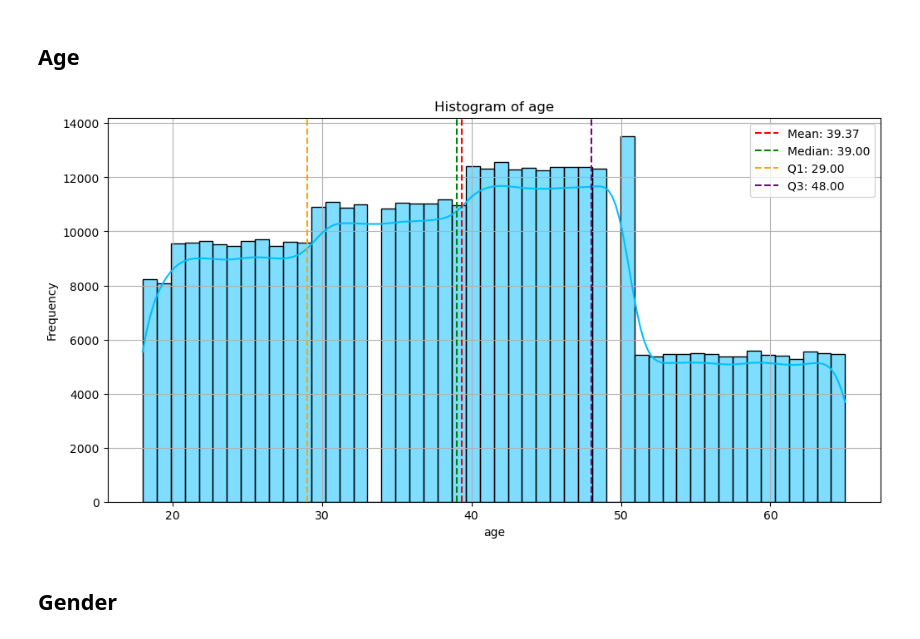
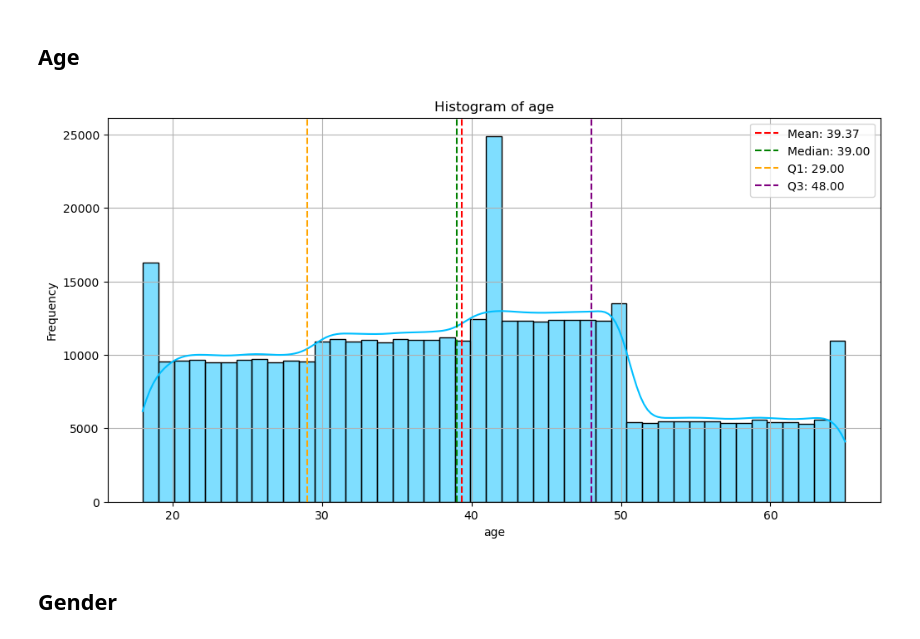
Before and after one commit to FTDS-assignment-bay/p2-final-project-ftds-033-rmt-group-002, a Jupyter notebook: model_predict.ipynb, the cells around one changed output. Cells and saved outputs as stored; diff of their text form; code cells hidden in the pictures.

```diff
--- a/model_predict.ipynb
+++ b/model_predict.ipynb
@@ -70,3 +63,0 @@ df[df.isnull().any(axis=1)]
-# %%
-# drop missing
-df = df.dropna()
@@ -112,11 +63,0 @@ memory usage: 43.7+ MB
-# %%
-df["customerid"] = df["customerid"].astype(int)
-df["age"] = df["age"].astype(int)
-df["tenure"] = df["tenure"].astype(int)
-df["usage_frequency"] = df["usage_frequency"].astype(int)
-df["support_calls"] = df["support_calls"].astype(int)
-df["payment_delay"] = df["payment_delay"].astype(int)
-df["last_interaction"] = df["last_interaction"].astype(int)
-df["churn"] = df["churn"].astype(str)
-
-df.info()
@@ -186,31 +90,31 @@ memory usage: 43.7+ MB
 # %%
 # statistic
 mean_age = df["age"].mean()
 median_age = df["age"].median()
 q1_age = df["age"].quantile(0.25)
 q3_age = df["age"].quantile(0.75)
 
 # plot
 plt.figure(figsize=(12,6))
-sns.histplot(df["age"], bins=50, kde=True, color="deepskyblue")
+sns.histplot(df["age"], bins=45, kde=True, color="deepskyblue")
 
 # median, mean, Q1, Q3 lines
 plt.axvline(mean_age, color="red", linestyle="dashed", linewidth=1.5, label=f"Mean: {mean_age:.2f}")
 plt.axvline(median_age, color="green", linestyle="dashed", linewidth=1.5, label=f"Median: {median_age:.2f}")
 plt.axvline(q1_age, color="orange", linestyle="dashed", linewidth=1.5, label=f"Q1: {q1_age:.2f}")
 plt.axvline(q3_age, color="purple", linestyle="dashed", linewidth=1.5, label=f"Q3: {q3_age:.2f}")
 
 # label
 plt.title("Histogram of age")
 plt.xlabel("age")
 plt.ylabel("Frequency")
 plt.legend()
 
 # show plot
 plt.grid(True)
 plt.show()
 # %% [output]
-[figure, old version]
+[figure, new version]
 # %% [markdown]
 ## Gender
 # %%
```
Also changed, not shown: parts of 20 cells of this notebook, 4 other files.
